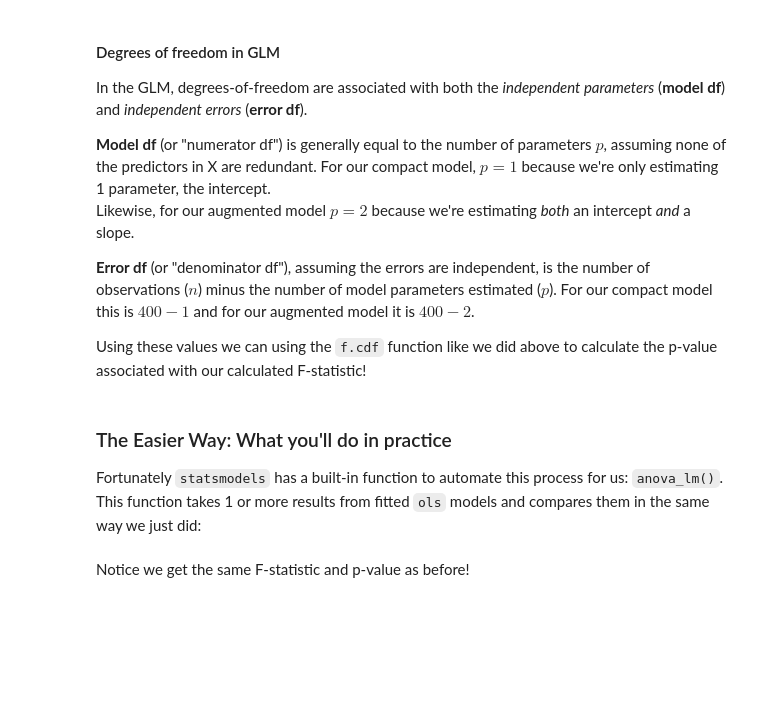
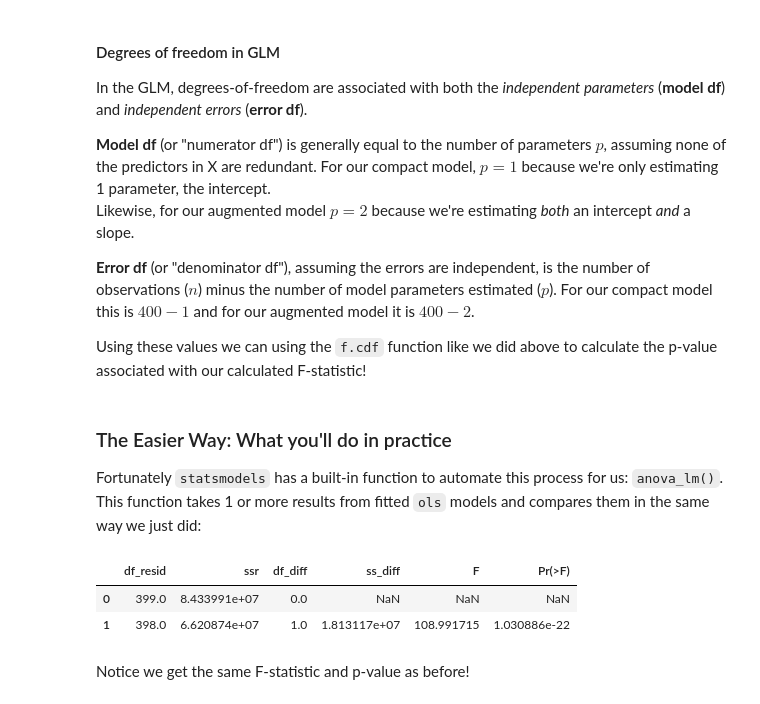
Before and after one commit to psyc201b/PSYC-201B, a Jupyter notebook: lectures/wk6/02_models.ipynb, the cells around one changed output. Saved outputs shown, nothing was run; the diff lists cells and outputs as text; code cells hidden in the pictures; blank space fills up the shorter version.

```diff
--- a/lectures/wk6/02_models.ipynb
+++ b/lectures/wk6/02_models.ipynb
@@ -647,3 +681,12 @@ sm.stats.anova_lm(compact_results, augmented_results)
+# %%
+# Or more easily
+from statsmodels.stats.anova import anova_lm
+
+anova_lm(compact_results, augmented_results)
+# %% [output]
+|  | df_resid | ssr | df_diff | ss_diff | F | Pr(>F) |
+| 0 | 399.0 | 8.433991e+07 | 0.0 | NaN | NaN | NaN |
+| 1 | 398.0 | 6.620874e+07 | 1.0 | 1.813117e+07 | 108.991715 | 1.030886e-22 |
 # %% [markdown]
 Notice we get the same F-statistic and p-value as before!
 # %% [markdown]
```
Also changed, not shown: parts of 10 cells of this notebook, 6 other files.
